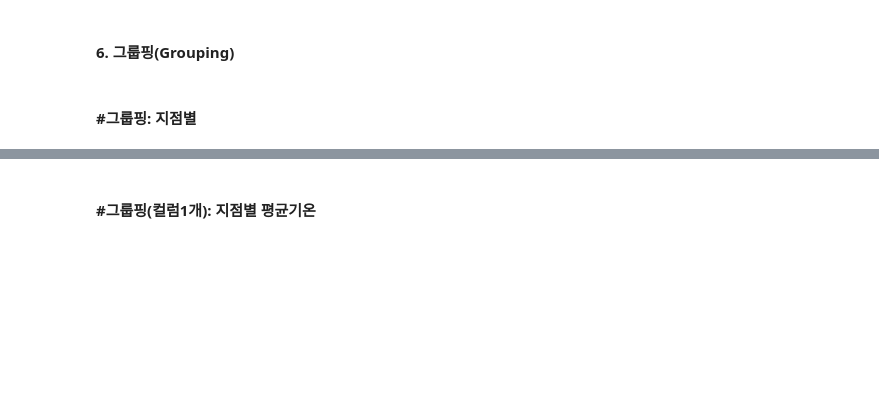
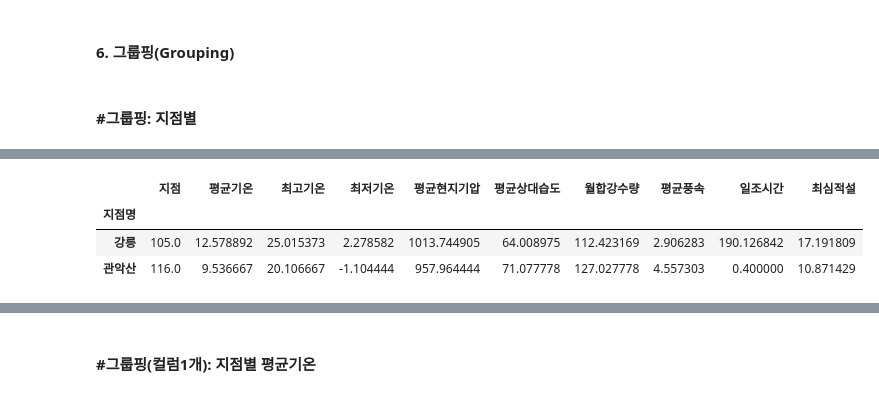
Before and after one commit to furewing/dataAnalysis, a Jupyter notebook: 2_데이터분석_03_공공데이터_기상청날씨_배포.ipynb, the cells around one changed output, grey strips where cells are left out. Cells and saved outputs as stored; diff of their text form; code cells hidden in the pictures; blank space fills up the shorter version.

```diff
--- a/2_데이터분석_03_공공데이터_기상청날씨_배포.ipynb
+++ b/2_데이터분석_03_공공데이터_기상청날씨_배포.ipynb
@@ -540,5 +533,11 @@ print(f'기상관측 데이터를 통해 가장 더웠던 년-월: {yymm}')
 # %%
 # 지점명별 숫자 컬럼의 평균값
-df.groupby('지점명').mean(numeric_only=True)
+df.groupby('지점명').mean(numeric_only=True)    # -> 그룹핑을 하면 지점명이 index가 된다!
+df.groupby('지점명').mean(numeric_only=True).head(2)
+# %% [output]
+|  | 지점 | 평균기온 | 최고기온 | 최저기온 | 평균현지기압 | 평균상대습도 | 월합강수량 | 평균풍속 | 일조시간 | 최심적설 |
+| 지점명 |  |  |  |  |  |  |  |  |  |  |
+| 강릉 | 105.0 | 12.578892 | 25.015373 | 2.278582 | 1013.744905 | 64.008975 | 112.423169 | 2.906283 | 190.126842 | 17.191809 |
+| 관악산 | 116.0 | 9.536667 | 20.106667 | -1.104444 | 957.964444 | 71.077778 | 127.027778 | 4.557303 | 0.400000 | 10.871429 |
 # %%
 # 지점명별 해당 컬럼의 데이터 빈도수
```
Also changed, not shown: parts of 36 cells of this notebook.
